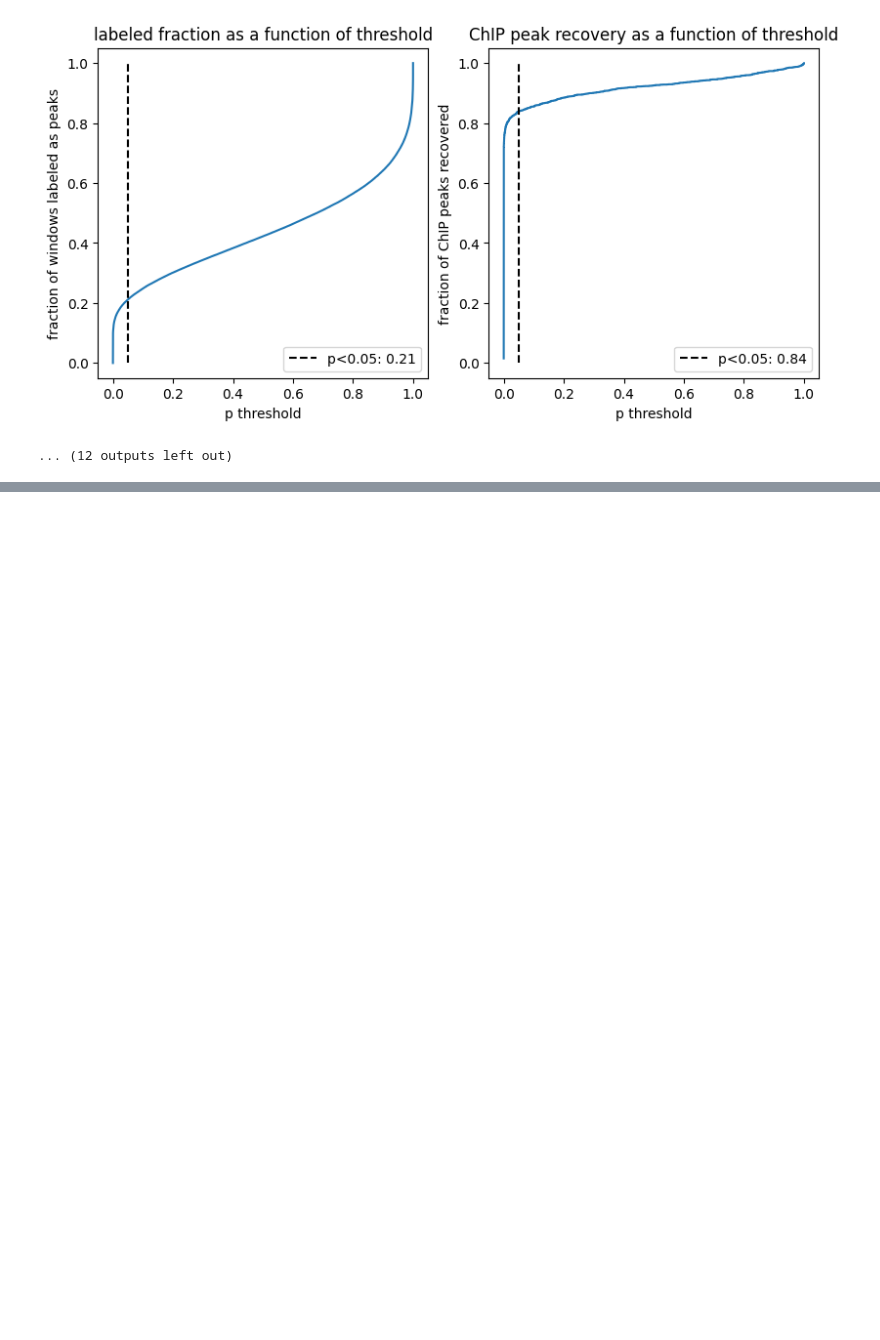
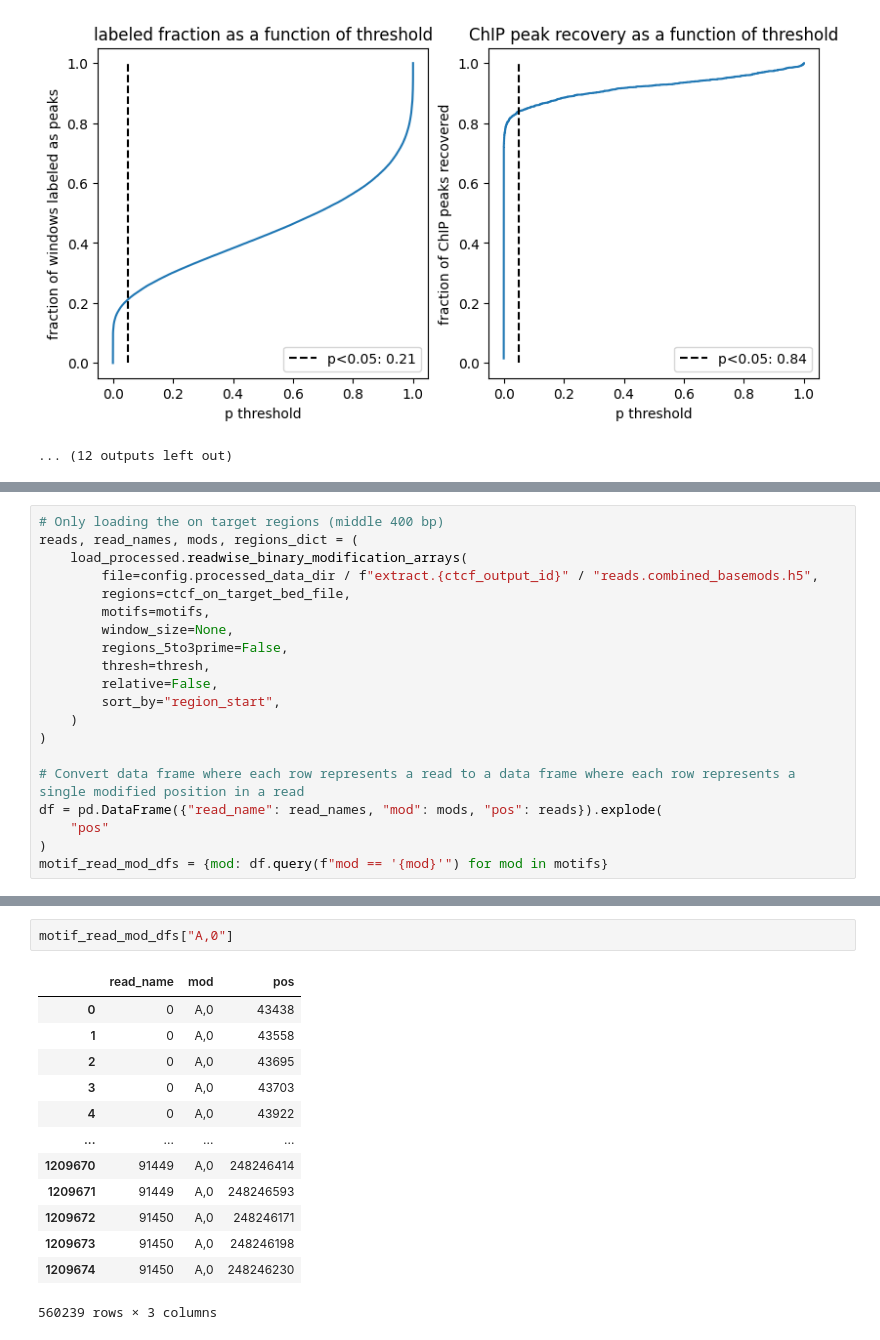
Before and after one commit to streetslab/multimodal-dimelo, a Jupyter notebook: review_prototyping.ipynb, the cells around one changed output, grey strips where cells are left out. Saved outputs shown, nothing was run; the diff lists cells and outputs as text; blank space fills up the shorter version.

```diff
--- a/review_prototyping.ipynb
+++ b/review_prototyping.ipynb
@@ -928,0 +1012,20 @@ binom 1000
+# %%
+# Only loading the on target regions (middle 400 bp)
+reads, read_names, mods, regions_dict = (
+    load_processed.readwise_binary_modification_arrays(
+        file=config.processed_data_dir / f"extract.{ctcf_output_id}" / "reads.combined_basemods.h5",
+        regions=ctcf_on_target_bed_file,
+        motifs=motifs,
+        window_size=None,
+        regions_5to3prime=False,
+        thresh=thresh,
+        relative=False,
+        sort_by="region_start",
+    )
+)
+
+# Convert data frame where each row represents a read to a data frame where each row represents a single modified position in a read
+df = pd.DataFrame({"read_name": read_names, "mod": mods, "pos": reads}).explode(
+    "pos"
+)
+motif_read_mod_dfs = {mod: df.query(f"mod == '{mod}'") for mod in motifs}
@@ -928,0 +1051,16 @@ binom 1000
+# %%
+motif_read_mod_dfs["A,0"]
+# %% [output]
+|  | read_name | mod | pos |
+| 0 | 0 | A,0 | 43438 |
+| 1 | 0 | A,0 | 43558 |
+| 2 | 0 | A,0 | 43695 |
+| 3 | 0 | A,0 | 43703 |
+| 4 | 0 | A,0 | 43922 |
+| ... | ... | ... | ... |
+| 1209670 | 91449 | A,0 | 248246414 |
+| 1209671 | 91449 | A,0 | 248246593 |
+| 1209672 | 91450 | A,0 | 248246171 |
+| 1209673 | 91450 | A,0 | 248246198 |
+| 1209674 | 91450 | A,0 | 248246230 |
+560239 rows × 3 columns
```
Also changed, not shown: parts of 12 cells of this notebook, 1 other file.
